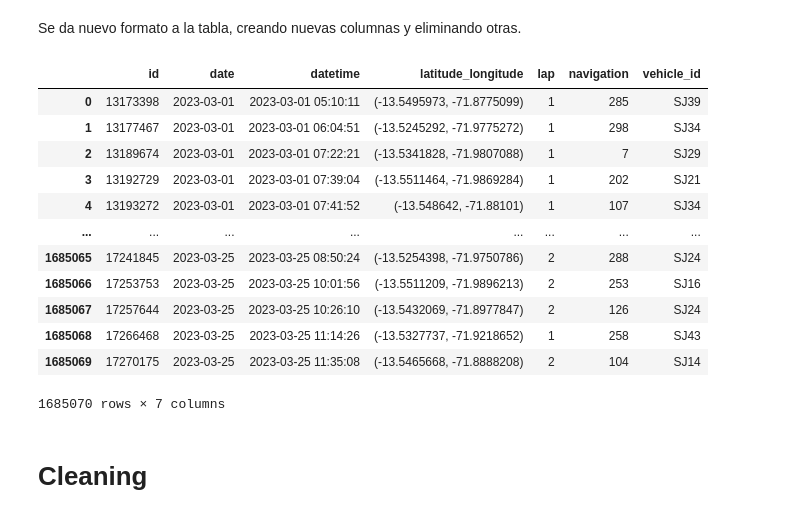
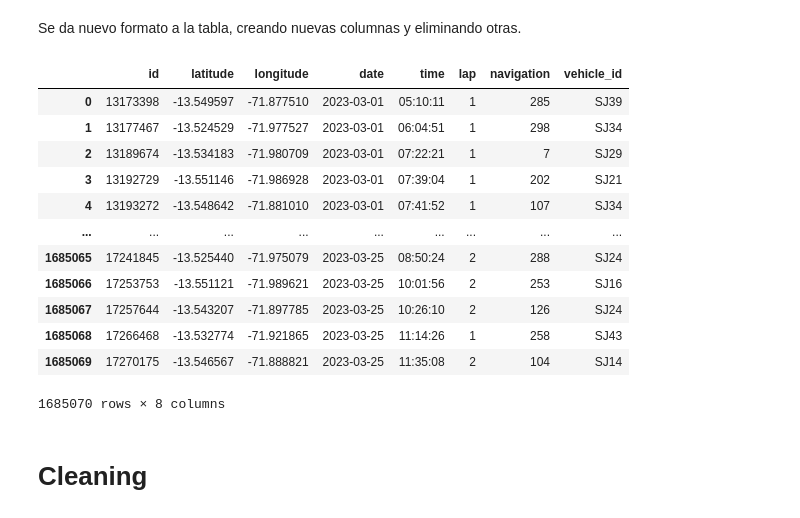
Before and after one commit to etson32/TravelTimePrediction-Cusco, a Jupyter notebook: code/1-generar_dataset.ipynb, the cells around one changed output. Cells and saved outputs as stored; diff of their text form; code cells hidden in the pictures.

```diff
--- a/code/1-generar_dataset.ipynb
+++ b/code/1-generar_dataset.ipynb
@@ -162,29 +93,22 @@ Se da nuevo formato a la tabla, creando nuevas columnas y eliminando otras.
 # %%
 # cargar datos en bruto
 monitoringdf = pd.read_csv('../data/_Process_monitoring__202303251137.csv', sep=',')
-
-# Creacion del las columnas datetime y latitude_longitude
-monitoringdf['datetime'] = monitoringdf['date'] + ' ' + monitoringdf['time']
-monitoringdf['latitude_longitude'] = monitoringdf.apply(lambda row: (row['latitude'], row['longitude']), axis=1)
-
-# eliminar las columnas latitude, longitude, time, velocity. Luego reordenar columnas
-monitoringdf.drop(columns=['latitude', 'longitude','time'], inplace=True)
-monitoringdf = monitoringdf[['id', 'date','datetime', 'latitude_longitude', 'lap', 'navigation', 'vehicle_id']]
+monitoringdf = monitoringdf[['id', 'latitude','longitude','date','time', 'lap', 'navigation', 'vehicle_id']]
 monitoringdf
 # %% [output]
-|  | id | date | datetime | latitude_longitude | lap | navigation | vehicle_id |
-| 0 | 13173398 | 2023-03-01 | 2023-03-01 05:10:11 | (-13.5495973, -71.8775099) | 1 | 285 | SJ39 |
-| 1 | 13177467 | 2023-03-01 | 2023-03-01 06:04:51 | (-13.5245292, -71.9775272) | 1 | 298 | SJ34 |
-| 2 | 13189674 | 2023-03-01 | 2023-03-01 07:22:21 | (-13.5341828, -71.9807088) | 1 | 7 | SJ29 |
-| 3 | 13192729 | 2023-03-01 | 2023-03-01 07:39:04 | (-13.5511464, -71.9869284) | 1 | 202 | SJ21 |
-| 4 | 13193272 | 2023-03-01 | 2023-03-01 07:41:52 | (-13.548642, -71.88101) | 1 | 107 | SJ34 |
-| ... | ... | ... | ... | ... | ... | ... | ... |
-| 1685065 | 17241845 | 2023-03-25 | 2023-03-25 08:50:24 | (-13.5254398, -71.9750786) | 2 | 288 | SJ24 |
-| 1685066 | 17253753 | 2023-03-25 | 2023-03-25 10:01:56 | (-13.5511209, -71.9896213) | 2 | 253 | SJ16 |
-| 1685067 | 17257644 | 2023-03-25 | 2023-03-25 10:26:10 | (-13.5432069, -71.8977847) | 2 | 126 | SJ24 |
-| 1685068 | 17266468 | 2023-03-25 | 2023-03-25 11:14:26 | (-13.5327737, -71.9218652) | 1 | 258 | SJ43 |
-| 1685069 | 17270175 | 2023-03-25 | 2023-03-25 11:35:08 | (-13.5465668, -71.8888208) | 2 | 104 | SJ14 |
+|  | id | latitude | longitude | date | time | lap | navigation | vehicle_id |
+| 0 | 13173398 | -13.549597 | -71.877510 | 2023-03-01 | 05:10:11 | 1 | 285 | SJ39 |
+| 1 | 13177467 | -13.524529 | -71.977527 | 2023-03-01 | 06:04:51 | 1 | 298 | SJ34 |
+| 2 | 13189674 | -13.534183 | -71.980709 | 2023-03-01 | 07:22:21 | 1 | 7 | SJ29 |
+| 3 | 13192729 | -13.551146 | -71.986928 | 2023-03-01 | 07:39:04 | 1 | 202 | SJ21 |
+| 4 | 13193272 | -13.548642 | -71.881010 | 2023-03-01 | 07:41:52 | 1 | 107 | SJ34 |
+| ... | ... | ... | ... | ... | ... | ... | ... | ... |
+| 1685065 | 17241845 | -13.525440 | -71.975079 | 2023-03-25 | 08:50:24 | 2 | 288 | SJ24 |
+| 1685066 | 17253753 | -13.551121 | -71.989621 | 2023-03-25 | 10:01:56 | 2 | 253 | SJ16 |
+| 1685067 | 17257644 | -13.543207 | -71.897785 | 2023-03-25 | 10:26:10 | 2 | 126 | SJ24 |
+| 1685068 | 17266468 | -13.532774 | -71.921865 | 2023-03-25 | 11:14:26 | 1 | 258 | SJ43 |
+| 1685069 | 17270175 | -13.546567 | -71.888821 | 2023-03-25 | 11:35:08 | 2 | 104 | SJ14 |
-1685070 rows × 7 columns
+1685070 rows × 8 columns
 # %% [markdown]
 # Cleaning
 # %% [markdown]
```
Also changed, not shown: parts of 45 cells of this notebook, 2 other files.
